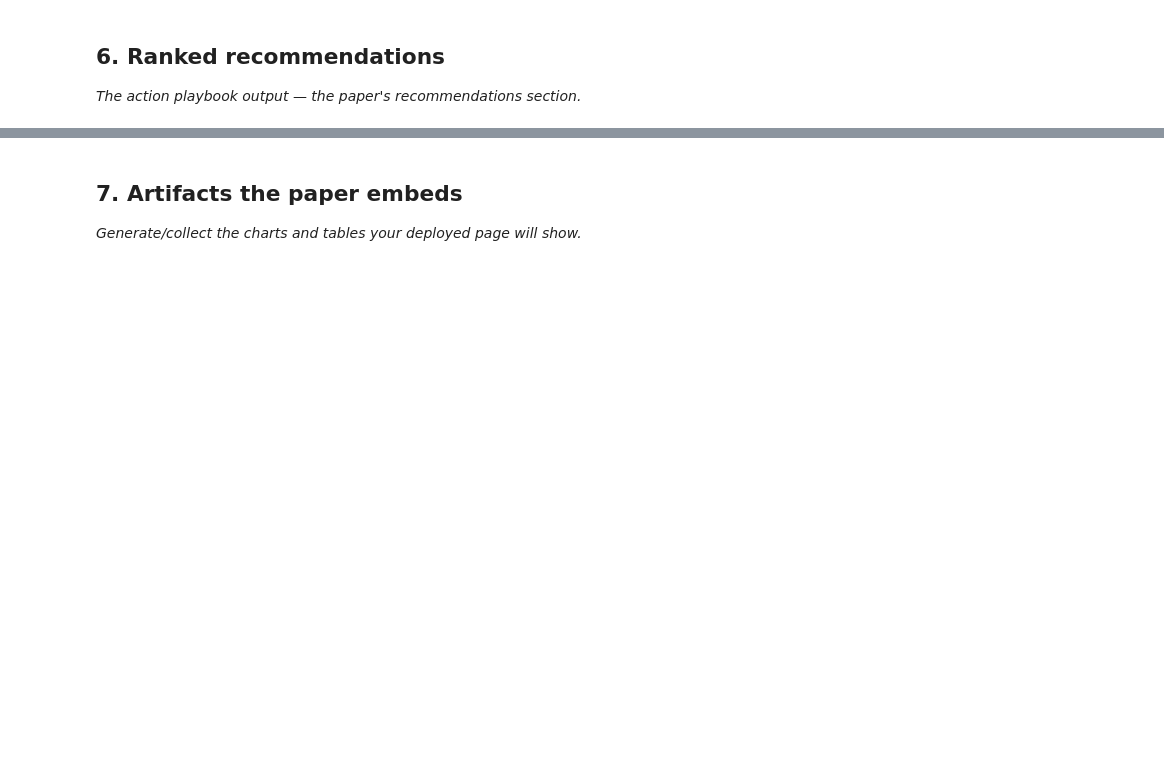
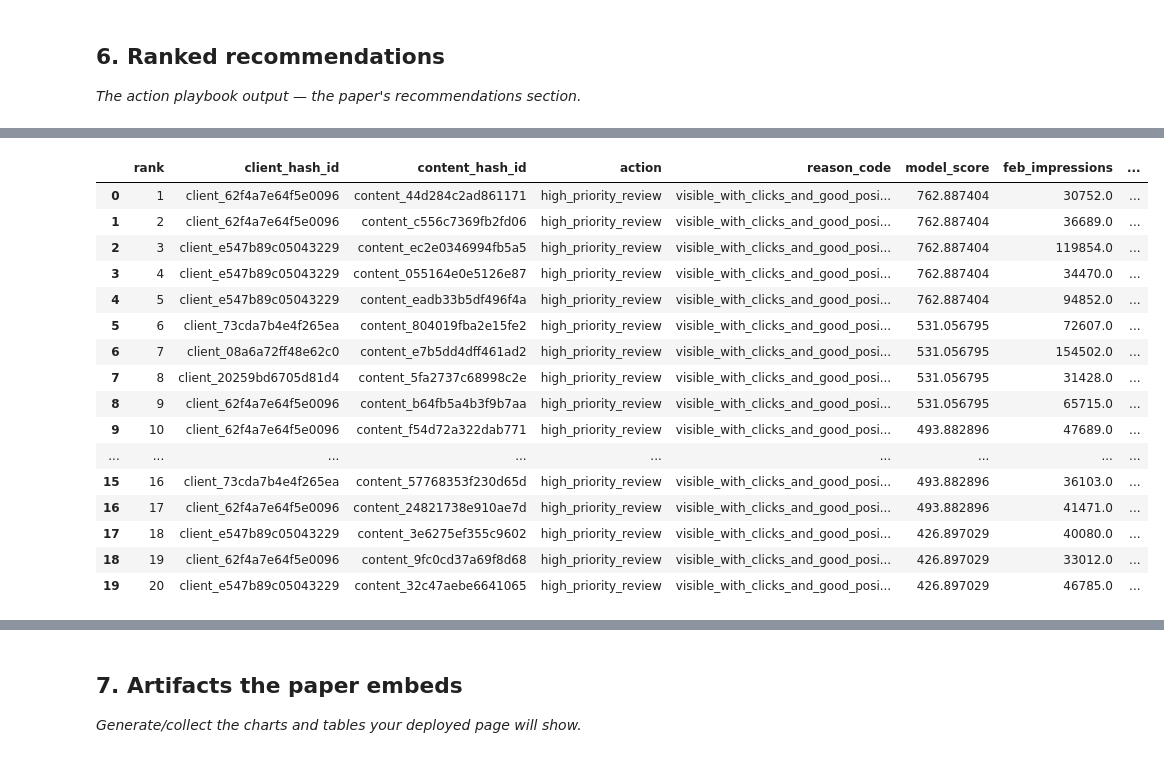
Before and after one commit to SamarthD07/flyrank-ml-internship, a Jupyter notebook: work/notebooks/capstone.ipynb, the cells around one changed output, grey strips where cells are left out. Drawn from its saved outputs; the diff is of its cells as text; code cells hidden in the pictures; blank space fills up the shorter version.

```diff
--- a/work/notebooks/capstone.ipynb
+++ b/work/notebooks/capstone.ipynb
@@ -32,0 +433,81 @@ This skeleton is yours to fill. Work the sections **in order** — each one has
+# %%
+# Section 6: Ranked recommendations
+
+# Generate model scores for all eligible pages using February features.
+recommendations = model_df.copy()
+
+recommendations["model_score"] = model.predict(
+    recommendations[model_features]
+)
+
+# Rank highest predicted March click opportunity first.
+recommendations = recommendations.sort_values(
+    "model_score",
+    ascending=False
+).reset_index(drop=True)
+
+recommendations["rank"] = np.arange(
+    1, len(recommendations) + 1
+)
+
+# Transparent action labels.
+recommendations["action"] = np.select(
+    [
+        recommendations["model_score"] >= recommendations["model_score"].quantile(0.90),
+        recommendations["model_score"] >= recommendations["model_score"].quantile(0.75)
+    ],
+    [
+        "high_priority_review",
+        "review"
+    ],
+    default="monitor"
+)
+
+# Reason code based on the strongest February signal.
+recommendations["reason_code"] = np.select(
+    [
+        (recommendations["feb_clicks"] > 0) &
+        (recommendations["feb_impressions"] > 0) &
+        (recommendations["feb_avg_position"] <= 20),
+
+        (recommendations["feb_impressions"] > 0) &
+        (recommendations["feb_clicks"] > 0)
+    ],
+    [
+        "visible_with_clicks_and_good_position",
+        "visible_with_clicks"
+    ],
+    default="limited_historical_signal"
+)
+
+recommendation_cols = [
+    "rank",
+    "client_hash_id",
+    "content_hash_id",
+    "action",
+    "reason_code",
+    "model_score",
+    "feb_impressions",
+    "feb_clicks",
+    "feb_avg_position",
+    "march_clicks"
+]
+
+print("Top 20 ranked recommendations:")
+display(
+    recommendations[recommendation_cols].head(20)
+)
+
+# Save the recommendation artifact.
+os.makedirs("work/outputs", exist_ok=True)
+
+recommendations[recommendation_cols].head(100).to_csv(
+    "work/outputs/capstone_ranked_recommendations.csv",
+    index=False
+)
+
+print(
+    "\nSaved:",
+    "work/outputs/capstone_ranked_recommendations.csv"
+)
+# %% [output]
@@ -32,0 +515,17 @@ This skeleton is yours to fill. Work the sections **in order** — each one has
+|  | rank | client_hash_id | content_hash_id | action | reason_code | model_score | feb_impressions | ... |
+| 0 | 1 | client_62f4a7e64f5e0096 | content_44d284c2ad861171 | high_priority_review | visible_with_clicks_and_good_posi... | 762.887404 | 30752.0 | ... |
+| 1 | 2 | client_62f4a7e64f5e0096 | content_c556c7369fb2fd06 | high_priority_review | visible_with_clicks_and_good_posi... | 762.887404 | 36689.0 | ... |
+| 2 | 3 | client_e547b89c05043229 | content_ec2e0346994fb5a5 | high_priority_review | visible_with_clicks_and_good_posi... | 762.887404 | 119854.0 | ... |
+| 3 | 4 | client_e547b89c05043229 | content_055164e0e5126e87 | high_priority_review | visible_with_clicks_and_good_posi... | 762.887404 | 34470.0 | ... |
+| 4 | 5 | client_e547b89c05043229 | content_eadb33b5df496f4a | high_priority_review | visible_with_clicks_and_good_posi... | 762.887404 | 94852.0 | ... |
+| 5 | 6 | client_73cda7b4e4f265ea | content_804019fba2e15fe2 | high_priority_review | visible_with_clicks_and_good_posi... | 531.056795 | 72607.0 | ... |
+| 6 | 7 | client_08a6a72ff48e62c0 | content_e7b5dd4dff461ad2 | high_priority_review | visible_with_clicks_and_good_posi... | 531.056795 | 154502.0 | ... |
+| 7 | 8 | client_20259bd6705d81d4 | content_5fa2737c68998c2e | high_priority_review | visible_with_clicks_and_good_posi... | 531.056795 | 31428.0 | ... |
+| 8 | 9 | client_62f4a7e64f5e0096 | content_b64fb5a4b3f9b7aa | high_priority_review | visible_with_clicks_and_good_posi... | 531.056795 | 65715.0 | ... |
+| 9 | 10 | client_62f4a7e64f5e0096 | content_f54d72a322dab771 | high_priority_review | visible_with_clicks_and_good_posi... | 493.882896 | 47689.0 | ... |
+| ... | ... | ... | ... | ... | ... | ... | ... | ... |
+| 15 | 16 | client_73cda7b4e4f265ea | content_57768353f230d65d | high_priority_review | visible_with_clicks_and_good_posi... | 493.882896 | 36103.0 | ... |
+| 16 | 17 | client_62f4a7e64f5e0096 | content_24821738e910ae7d | high_priority_review | visible_with_clicks_and_good_posi... | 493.882896 | 41471.0 | ... |
+| 17 | 18 | client_e547b89c05043229 | content_3e6275ef355c9602 | high_priority_review | visible_with_clicks_and_good_posi... | 426.897029 | 40080.0 | ... |
+| 18 | 19 | client_62f4a7e64f5e0096 | content_9fc0cd37a69f8d68 | high_priority_review | visible_with_clicks_and_good_posi... | 426.897029 | 33012.0 | ... |
+| 19 | 20 | client_e547b89c05043229 | content_32c47aebe6641065 | high_priority_review | visible_with_clicks_and_good_posi... | 426.897029 | 46785.0 | ... |
```
Also changed, not shown: parts of 10 cells of this notebook.
